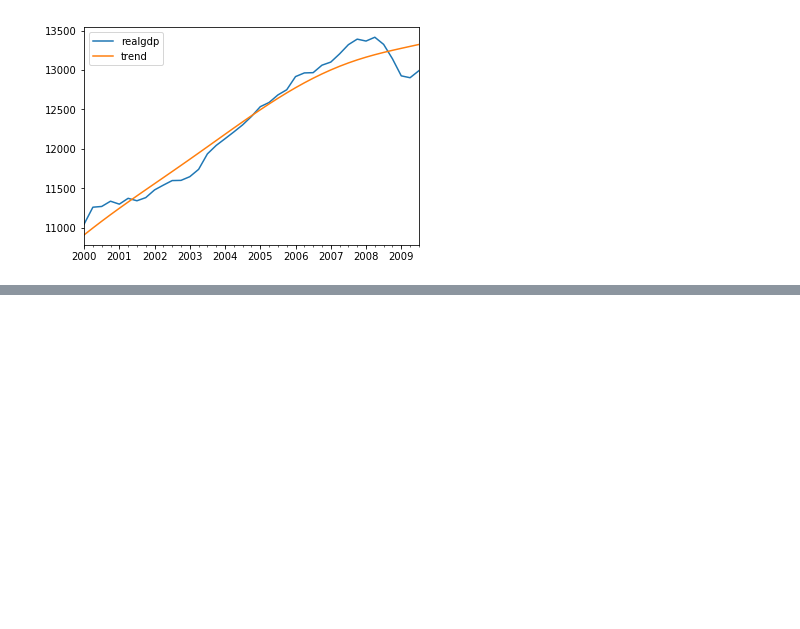
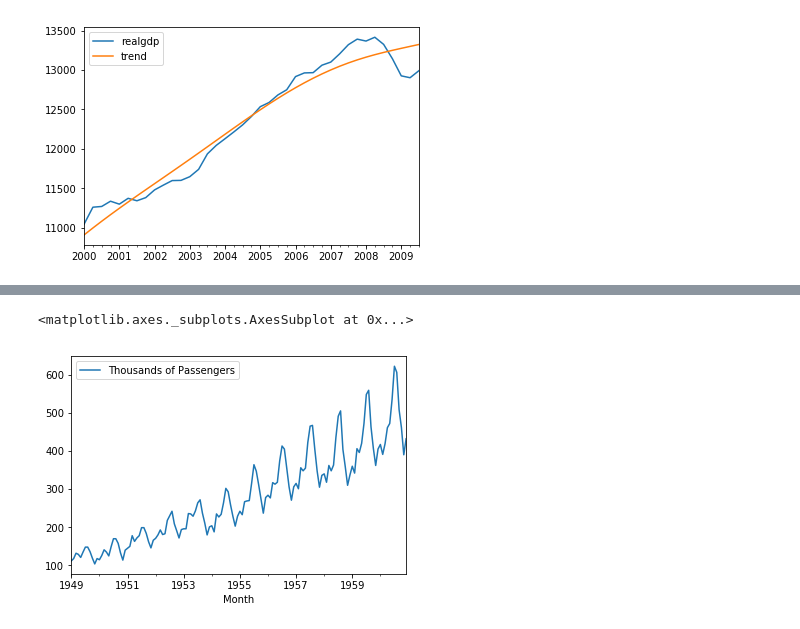
Before and after one commit to vitaliAI/Python-Source-Code, a Jupyter notebook: Time Series Analysis/Time Series.ipynb, the cells around one changed output, grey strips where cells are left out. Drawn from its saved outputs; the diff is of its cells as text; code cells hidden in the pictures; blank space fills up the shorter version.

```diff
--- a/Time Series Analysis/Time Series.ipynb
+++ b/Time Series Analysis/Time Series.ipynb
@@ -86,0 +181,5 @@ df[['realgdp', 'trend']]["2000-03-31":].plot()
+# %%
+airline.plot()
+# %% [output]
+<matplotlib.axes._subplots.AxesSubplot at 0x...>
+[figure, added]
```
Also changed, not shown: parts of 30 cells of this notebook, 3 other files.
